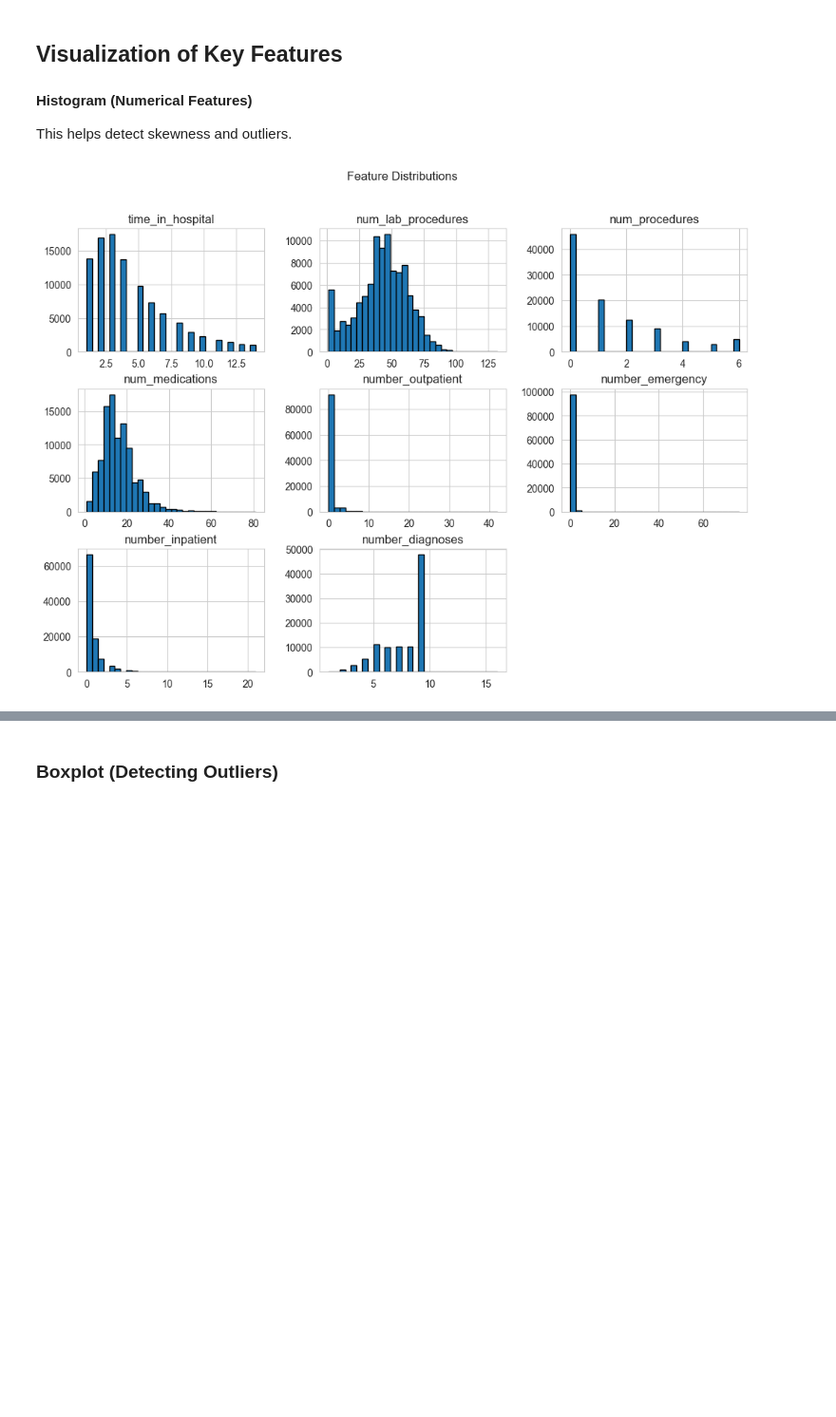
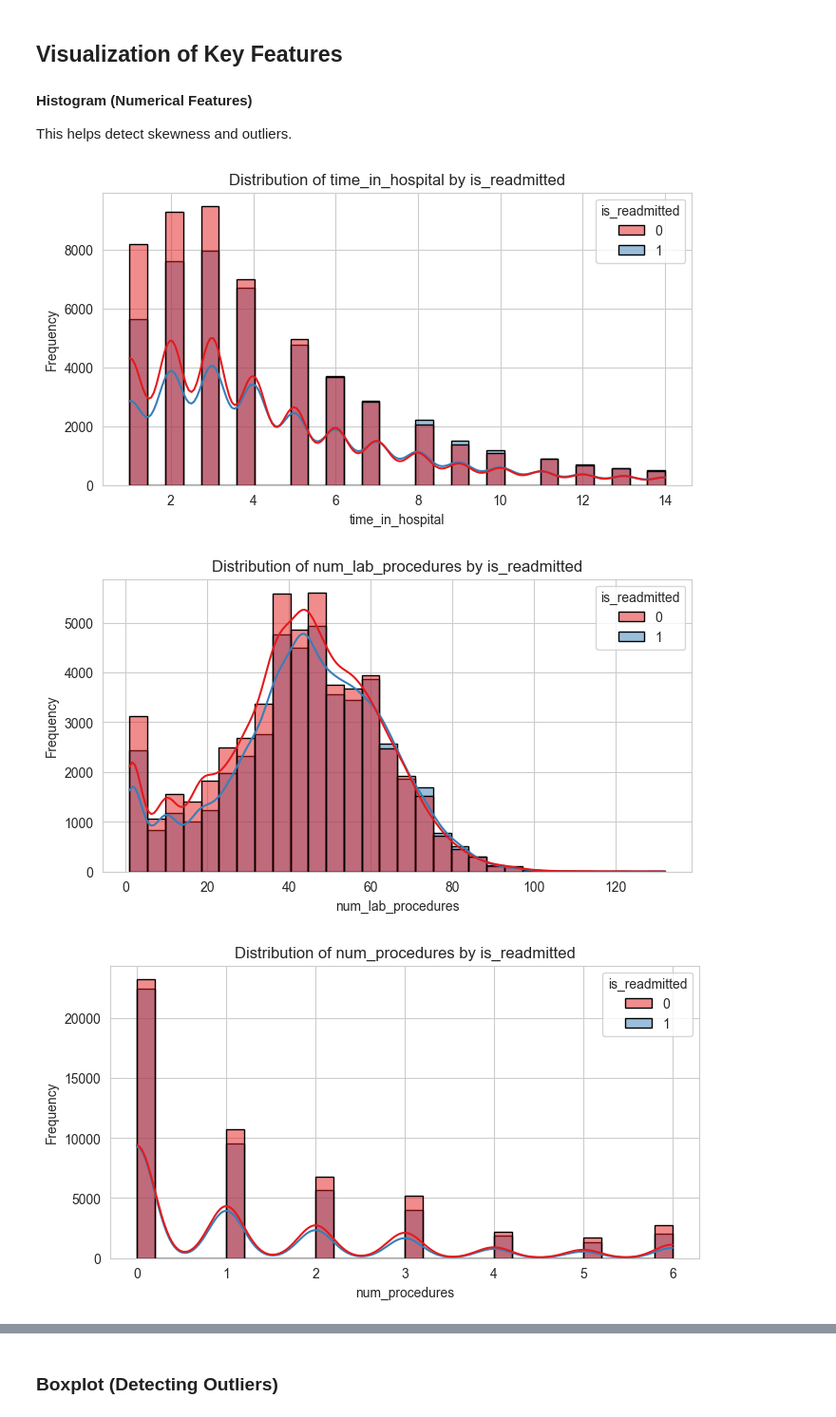
Before and after one commit to sigma1326/BigDataUnibo, a Jupyter notebook: big-data-course.ipynb, the cells around one changed output, grey strips where cells are left out. Shown at 95% size. Saved outputs shown, nothing was run; the diff lists cells and outputs as text; code cells hidden in the pictures; blank space fills up the shorter version.

```diff
--- a/big-data-course.ipynb
+++ b/big-data-course.ipynb
@@ -1292,12 +1318,18 @@ for col in categorical_features:
 #### Histogram (Numerical Features)
 This helps detect skewness and outliers.
 # %%
-# Convert to Pandas
-pdf = df.select(numeric_features).toPandas()
+# Convert to Pandas (include numeric features and "is_readmitted")
+pdf = df.select(numeric_features + ["is_readmitted"]).toPandas()
 
-# Plot histograms
-pdf.hist(figsize=(12, 8), bins=30, edgecolor="black")
-plt.suptitle("Feature Distributions")
-plt.show()
+# Plot histograms for each numeric feature, grouped by "is_readmitted"
+for feature in numeric_features:
+    plt.figure(figsize=(8, 4))
+    sns.histplot(data=pdf, x=feature, hue="is_readmitted", kde=True, bins=30, palette="Set1", edgecolor="black")
+    plt.title(f"Distribution of {feature} by is_readmitted")
+    plt.xlabel(feature)
+    plt.ylabel("Frequency")
+    plt.show()
 # %% [output]
-[figure, old version]
+[figure, new version]
+[figure, added]
+[figure, added]
```
Also changed, not shown: parts of 31 cells of this notebook.
